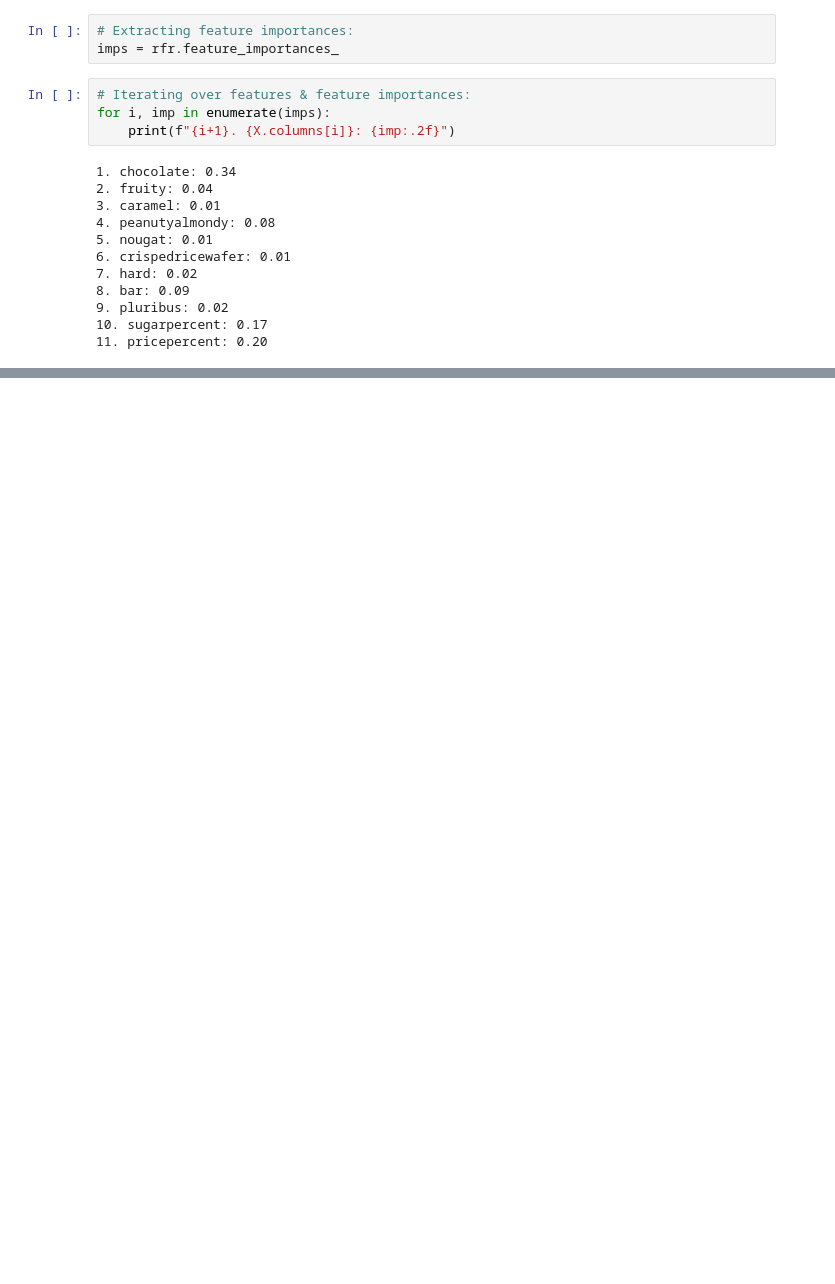
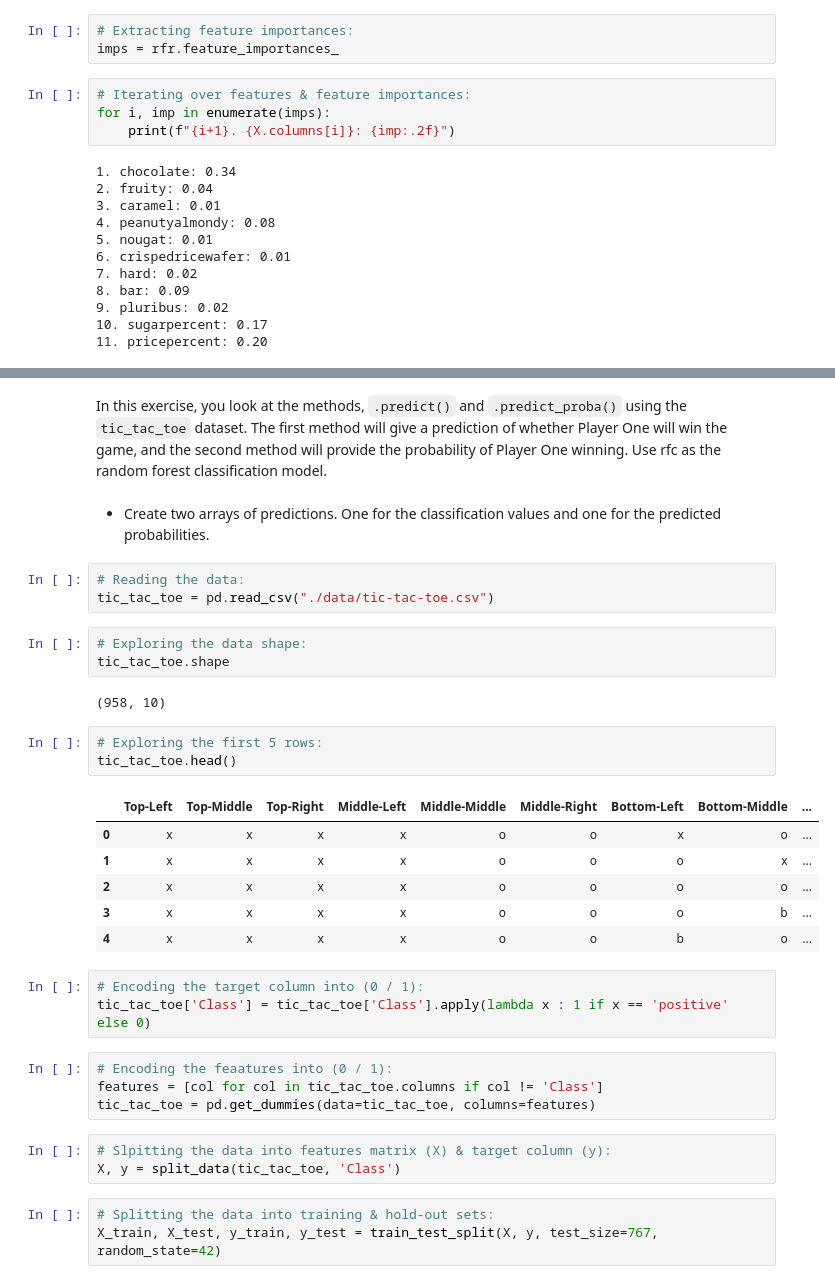
Before and after one commit to mohebmaher/Datacamp-Model-Validation-in-Python, a Jupyter notebook: ch01_basic_modeling_in_sklearn.ipynb, the cells around one changed output, grey strips where cells are left out. Saved outputs shown, nothing was run; the diff lists cells and outputs as text; blank space fills up the shorter version.

```diff
--- a/ch01_basic_modeling_in_sklearn.ipynb
+++ b/ch01_basic_modeling_in_sklearn.ipynb
@@ -145,0 +153,35 @@ for i, imp in enumerate(imps):
+# %% [markdown]
+In this exercise, you look at the methods, `.predict()` and `.predict_proba()` using the `tic_tac_toe` dataset. The first method will give a prediction of whether Player One will win the game, and the second method will provide the probability of Player One winning. Use rfc as the random forest classification model.
+# %% [markdown]
+- Create two arrays of predictions. One for the classification values and one for the predicted probabilities.
+# %%
+# Reading the data:
+tic_tac_toe = pd.read_csv("./data/tic-tac-toe.csv")
+# %%
+# Exploring the data shape:
+tic_tac_toe.shape
+# %% [output]
+(958, 10)
+# %%
+# Exploring the first 5 rows:
+tic_tac_toe.head()
+# %% [output]
+|  | Top-Left | Top-Middle | Top-Right | Middle-Left | Middle-Middle | Middle-Right | Bottom-Left | Bottom-Middle | ... |
+| 0 | x | x | x | x | o | o | x | o | ... |
+| 1 | x | x | x | x | o | o | o | x | ... |
+| 2 | x | x | x | x | o | o | o | o | ... |
+| 3 | x | x | x | x | o | o | o | b | ... |
+| 4 | x | x | x | x | o | o | b | o | ... |
+# %%
+# Encoding the target column into (0 / 1):
+tic_tac_toe['Class'] = tic_tac_toe['Class'].apply(lambda x : 1 if x == 'positive' else 0)
+# %%
+# Encoding the feaatures into (0 / 1):
+features = [col for col in tic_tac_toe.columns if col != 'Class']
+tic_tac_toe = pd.get_dummies(data=tic_tac_toe, columns=features)
+# %%
+# Slpitting the data into features matrix (X) & target column (y):
+X, y = split_data(tic_tac_toe, 'Class')
+# %%
+# Splitting the data into training & hold-out sets:
+X_train, X_test, y_train, y_test = train_test_split(X, y, test_size=767, random_state=42)
```
Also changed, not shown: parts of 47 cells of this notebook, 1 other file.
